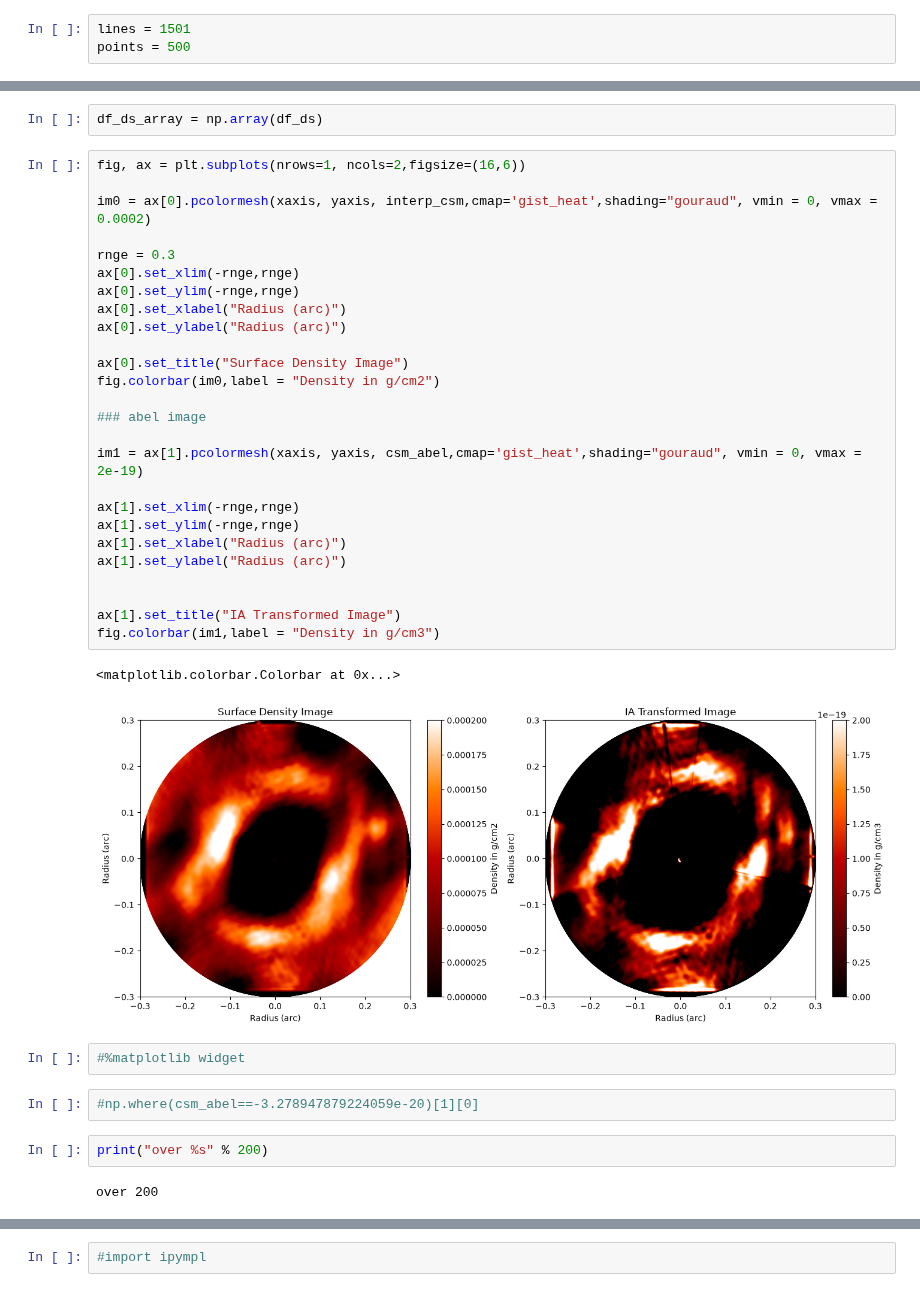
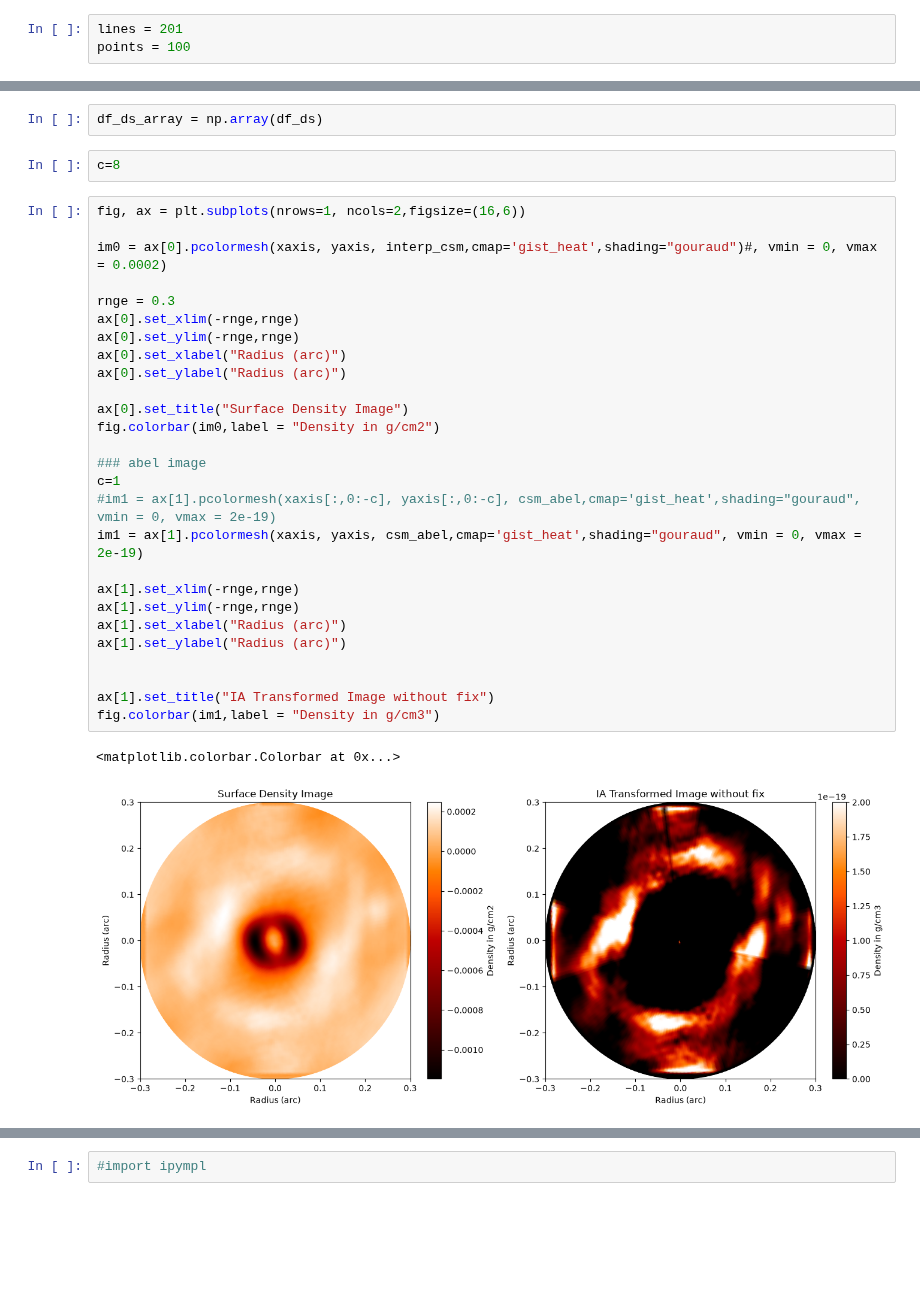
Before and after one commit to imanbeh/csm_pipeline, a Jupyter notebook: density_IAT_3D.ipynb, the cells around one changed output, grey strips where cells are left out. Saved outputs shown, nothing was run; the diff lists cells and outputs as text; blank space fills up the shorter version.

```diff
--- a/density_IAT_3D.ipynb
+++ b/density_IAT_3D.ipynb
@@ -37,8 +37,8 @@ center_x = 499
 center_y = 499
 pix_size_arcsec = 0.005*u.arcsec
 # %%
-lines = 1501
-points = 500
+lines = 201
+points = 100
 # %%
 a=440
 b=560
@@ -313,40 +341,35 @@ for i in range(len(interp_csm[:,0])):
 csm_abel = np.array(csm_abel)
 # %%
 df_ds_array = np.array(df_ds)
+# %%
+c=8
 # %%
 fig, ax = plt.subplots(nrows=1, ncols=2,figsize=(16,6))
 
-im0 = ax[0].pcolormesh(xaxis, yaxis, interp_csm,cmap='gist_heat',shading="gouraud", vmin = 0, vmax = 0.0002)
+im0 = ax[0].pcolormesh(xaxis, yaxis, interp_csm,cmap='gist_heat',shading="gouraud")#, vmin = 0, vmax = 0.0002)
 
 rnge = 0.3
 ax[0].set_xlim(-rnge,rnge)
 ax[0].set_ylim(-rnge,rnge)
 ax[0].set_xlabel("Radius (arc)")
 ax[0].set_ylabel("Radius (arc)")
 
 ax[0].set_title("Surface Density Image")
 fig.colorbar(im0,label = "Density in g/cm2")
 
 ### abel image
-
+c=1
+#im1 = ax[1].pcolormesh(xaxis[:,0:-c], yaxis[:,0:-c], csm_abel,cmap='gist_heat',shading="gouraud", vmin = 0, vmax = 2e-19)
 im1 = ax[1].pcolormesh(xaxis, yaxis, csm_abel,cmap='gist_heat',shading="gouraud", vmin = 0, vmax = 2e-19)
 
 ax[1].set_xlim(-rnge,rnge)
 ax[1].set_ylim(-rnge,rnge)
 ax[1].set_xlabel("Radius (arc)")
 ax[1].set_ylabel("Radius (arc)")
 
 
-ax[1].set_title("IA Transformed Image")
+ax[1].set_title("IA Transformed Image without fix")
 fig.colorbar(im1,label = "Density in g/cm3")
 # %% [output]
 <matplotlib.colorbar.Colorbar at 0x...>
-[figure, old version]
+[figure, new version]
-# %%
-#%matplotlib widget
-# %%
-#np.where(csm_abel==-3.278947879224059e-20)[1][0]
-# %%
-print("over %s" % 200)
-# %% [output]
-over 200
```
Also changed, not shown: parts of 14 cells of this notebook, 1 other file.
